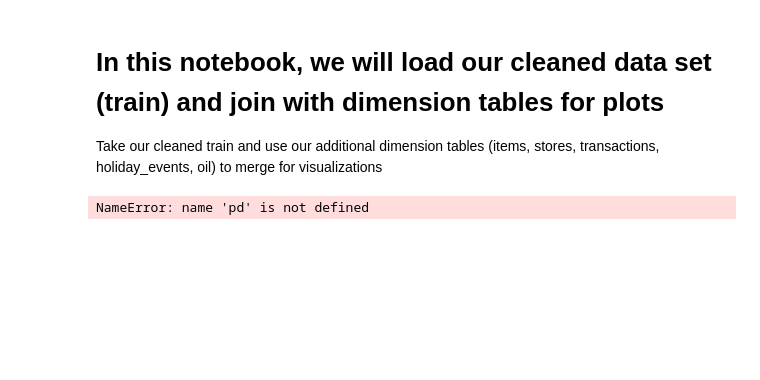
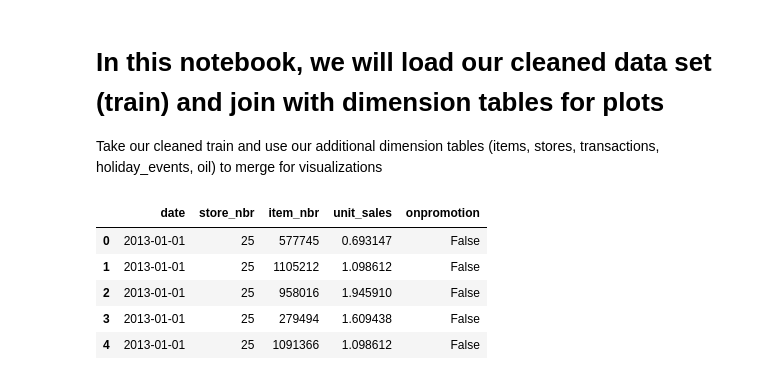
Before and after one commit to apa0/grocery-sales-forecasting, a Jupyter notebook: scripts/eda_visuals.ipynb, the cells around one changed output. Drawn from its saved outputs; the diff is of its cells as text; code cells hidden in the pictures; blank space fills up the shorter version.

```diff
--- a/scripts/eda_visuals.ipynb
+++ b/scripts/eda_visuals.ipynb
@@ -9,6 +9,13 @@ import numpy as np
 import matplotlib.pyplot as plt
 import seaborn as sns
 # %%
-df_train = pd.read_parquet("../data/raw/df_train_all_v1.parquet")
+df_train = pd.read_csv("../data/df_train_stratified.csv")
-# %% [output]
-NameError: name 'pd' is not defined
+# %%
+df_train.head()
+# %% [output]
+|  | date | store_nbr | item_nbr | unit_sales | onpromotion |
+| 0 | 2013-01-01 | 25 | 577745 | 0.693147 | False |
+| 1 | 2013-01-01 | 25 | 1105212 | 1.098612 | False |
+| 2 | 2013-01-01 | 25 | 958016 | 1.945910 | False |
+| 3 | 2013-01-01 | 25 | 279494 | 1.609438 | False |
+| 4 | 2013-01-01 | 25 | 1091366 | 1.098612 | False |
```
Also changed, not shown: parts of 16 cells of this notebook.
